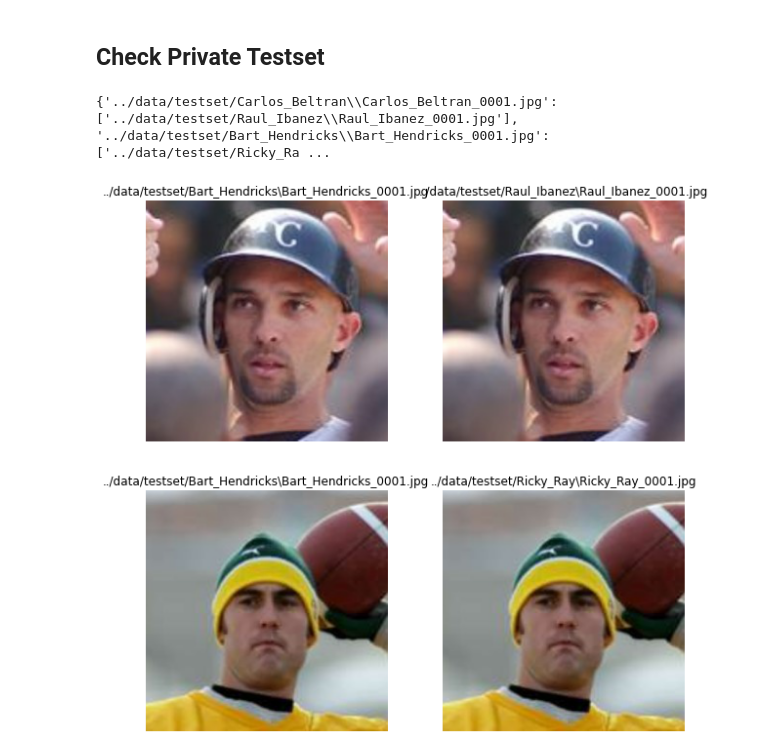
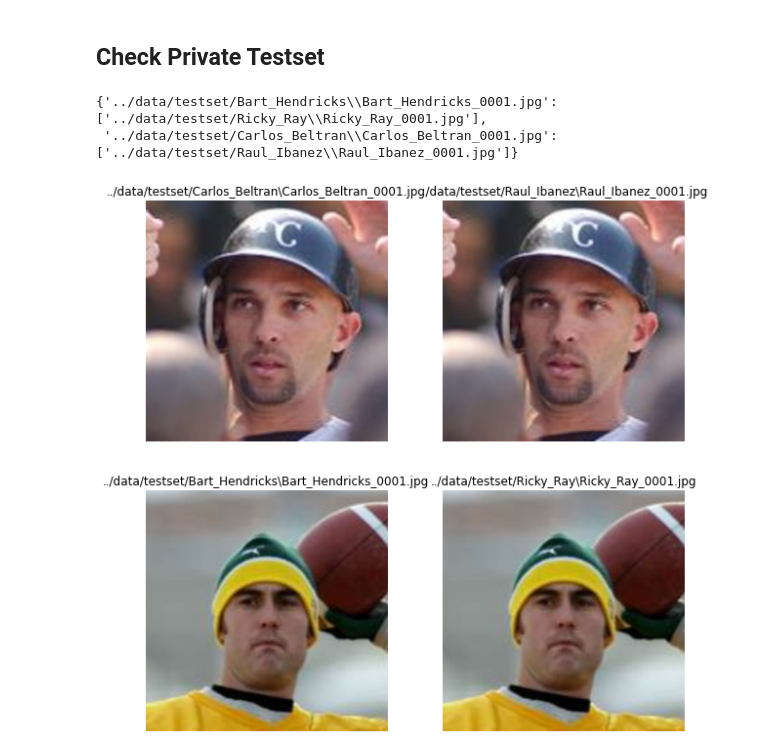
Before and after one commit to kkaryl/AI6126-Advanced_Computer_Vision, a Jupyter notebook: project_1/src/EDA_Check_Duplicates.ipynb, the cells around one changed output. Cells and saved outputs as stored; diff of their text form; code cells hidden in the pictures.

```diff
--- a/project_1/src/EDA_Check_Duplicates.ipynb
+++ b/project_1/src/EDA_Check_Duplicates.ipynb
@@ -68,14 +68,14 @@ OrderedDict([('012589.jpg', ['014364.jpg']),
 # %%
 json.dump(duplicate_files, open("duplicated.json",'w'))
 # %%
-#### import matplotlib.pyplot as plt
+import matplotlib.pyplot as plt
 import matplotlib.image as mpimg
 import itertools
 
 %matplotlib inline
 
 for batch in range(0, len(duplicate_files.items())//16):
-    duplicate_bat = dict(itertools.islice(oduplicate_files.items(), batch*16, batch*16+16))
+    duplicate_bat = dict(itertools.islice(duplicate_files.items(), batch*16, batch*16+16))
     #print(duplicate_bat)
     plt.figure(figsize=(10,20))
     ncols = 4
@@ -122,6 +124,7 @@ from PIL import Image, ImageStat
 from tqdm import tqdm
 import json
 import hashlib
+from pprint import pprint
 
 valid_images = [".jpg",".jpeg", ".gif",".png",".tiff"]
 image_files = []
@@ -162,30 +165,37 @@ for i, file_check in enumerate(tqdm(image_files)):
 
 
 #print(checked_hash)
-print(duplicate_files)
+pprint(duplicate_files)
 # %% [output]
-{'../data/testset/Carlos_Beltran\\Carlos_Beltran_0001.jpg': ['../data/testset/Raul_Ibanez\\Raul_Ibanez_0001.jpg'], '../data/testset/Bart_Hendricks\\Bart_Hendricks_0001.jpg': ['../data/testset/Ricky_Ra ...
+{'../data/testset/Bart_Hendricks\\Bart_Hendricks_0001.jpg': ['../data/testset/Ricky_Ray\\Ricky_Ray_0001.jpg'],
+ '../data/testset/Carlos_Beltran\\Carlos_Beltran_0001.jpg': ['../data/testset/Raul_Ibanez\\Raul_Ibanez_0001.jpg']}
 # %%
+import matplotlib.pyplot as plt
+import matplotlib.image as mpimg
+import itertools
+
+%matplotlib inline
+
 plt.figure(figsize=(10,10))
 ncols = 2
 c = 0
 for i, (i_img, duplicates) in enumerate(duplicate_files.items()):
     nrows = len(duplicate_files)
 
     plt.subplot2grid((nrows,ncols), (i,0)) #(nrows, ncols), (row, col)
 
     img = mpimg.imread(i_img)
     plt.imshow(img)
-    plt.title(first)
+    plt.title(i_img)
     plt.axis('off')
 
     for j, mis in enumerate(duplicates):
         m_img = mis
         img = mpimg.imread(m_img)
         plt.subplot2grid((nrows,ncols), (i,j+1)) #(nrows, ncols), (row, col)
         plt.imshow(img)
         plt.title(mis)
         plt.axis('off')
 plt.show()
 # %% [output]
-[figure, old version]
+[figure, new version]
```
Also changed, not shown: parts of 1 cell of this notebook, 15 other files.
